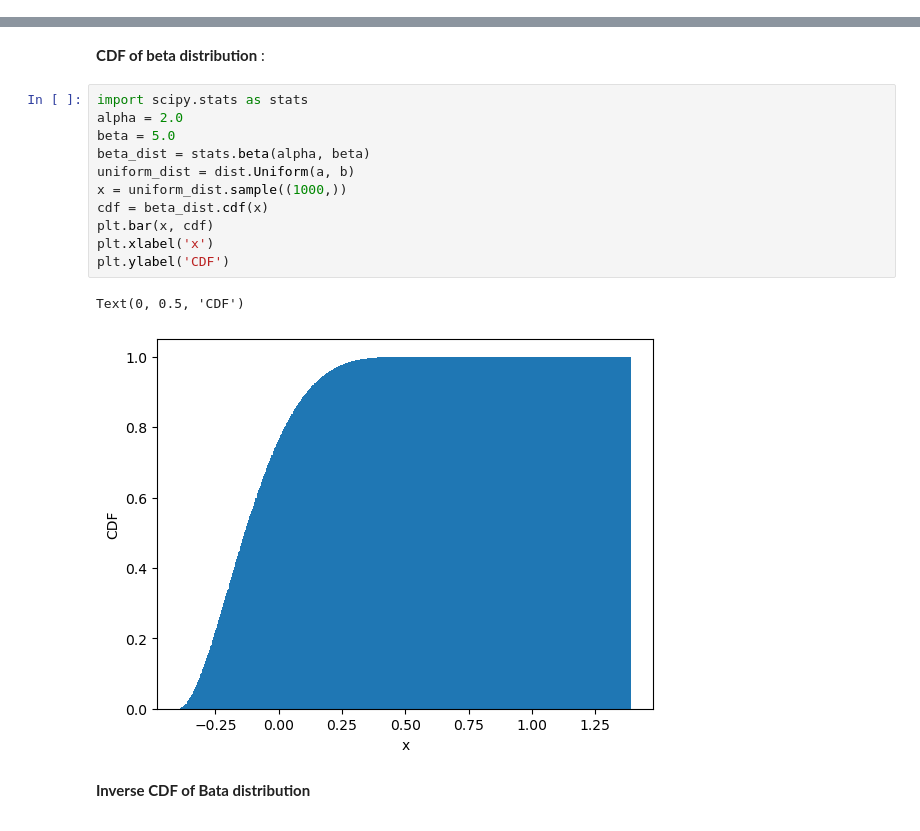
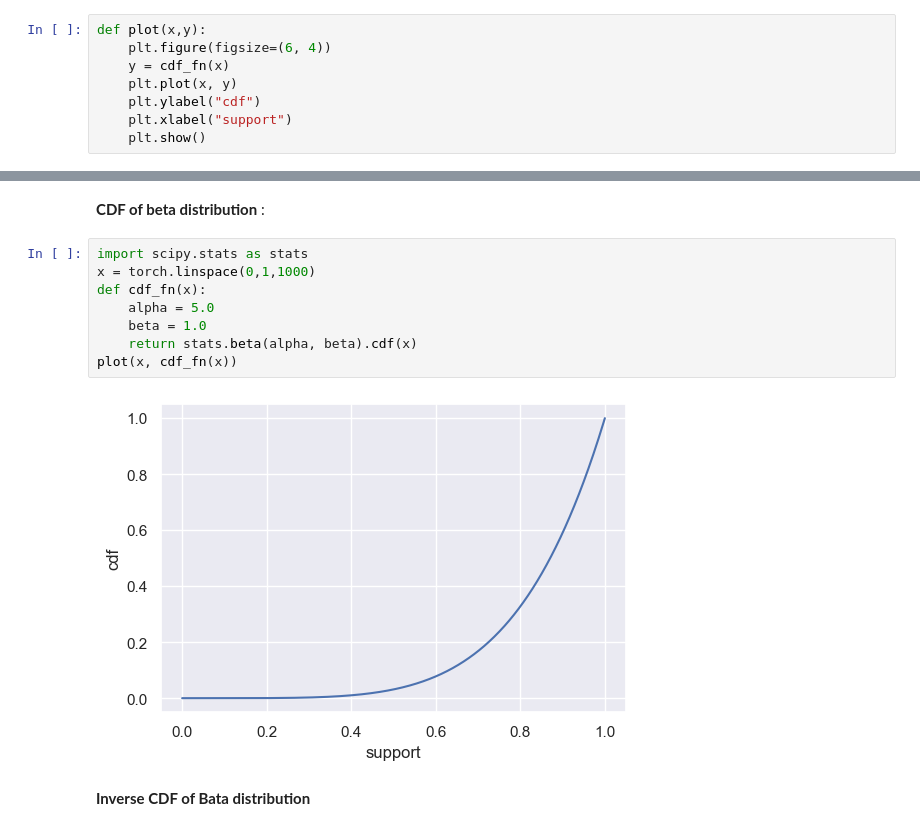
Before and after one commit to rishabh-mondal/blog, a Jupyter notebook: Sampling_distributions.ipynb, the cells around one changed output, grey strips where cells are left out. Cells and saved outputs as stored; diff of their text form.

```diff
--- a/Sampling_distributions.ipynb
+++ b/Sampling_distributions.ipynb
@@ -69,0 +74,8 @@ $$
+# %%
+def plot(x,y):
+    plt.figure(figsize=(6, 4))
+    y = cdf_fn(x)
+    plt.plot(x, y)
+    plt.ylabel("cdf")
+    plt.xlabel("support")
+    plt.show()
@@ -337,18 +310,14 @@ Text(0, 0.5, 'pdf')
 ****CDF of beta distribution**** :
 # %%
 import scipy.stats as stats
-alpha = 2.0
-beta = 5.0
-beta_dist = stats.beta(alpha, beta)
-uniform_dist = dist.Uniform(a, b)
-x = uniform_dist.sample((1000,))
-cdf = beta_dist.cdf(x)
-plt.bar(x, cdf)
-plt.xlabel('x')
-plt.ylabel('CDF')
+x = torch.linspace(0,1,1000)
+def cdf_fn(x):
+    alpha = 5.0
+    beta = 1.0
+    return stats.beta(alpha, beta).cdf(x)
+plot(x, cdf_fn(x))
 # %% [output]
-Text(0, 0.5, 'CDF')
-[figure, old version]
+[figure, new version]
 # %% [markdown]
 ****Inverse CDF of Bata distribution****
 # %%
```
Also changed, not shown: parts of 30 cells of this notebook.
